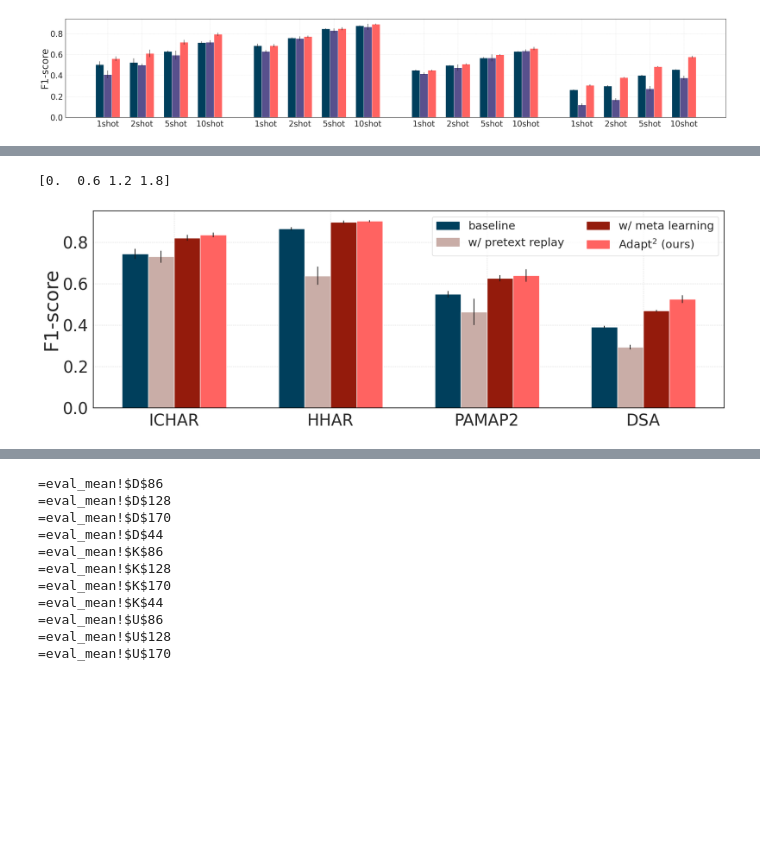
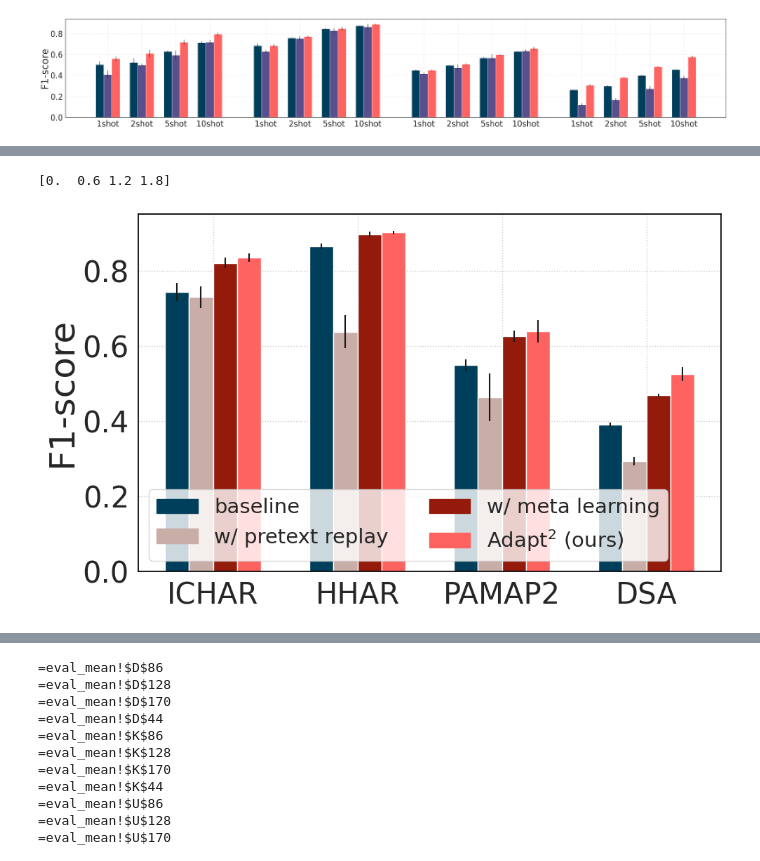
Before and after one commit to diamond264/augcon, a Jupyter notebook: visualization/plotting.ipynb, the cells around one changed output, grey strips where cells are left out. Drawn from its saved outputs; the diff is of its cells as text; code cells hidden in the pictures; blank space fills up the shorter version.

```diff
--- a/visualization/plotting.ipynb
+++ b/visualization/plotting.ipynb
@@ -815,7 +815,7 @@ def plot_ablation(df_pair, palette="coolwarm",
     ax.tick_params(axis='x', labelsize=30)
     ax.tick_params(axis='y', labelsize=30)
     if plot_legend:
-        ax.legend(handles=legend_handles, labels=legend_labels, loc='best', ncols=2, fontsize=21)
+        ax.legend(handles=legend_handles, labels=legend_labels, loc='lower left', ncols=2, fontsize=21)
 
     if save != None:
         plt.savefig(save, bbox_inches='tight')
@@ -825,11 +825,11 @@ def plot_ablation(df_pair, palette="coolwarm",
 # %%
 simclr_ablation = ablation_data['SimCLR']
 plot_ablation(simclr_ablation, palette= palette,
                               use_hatches=use_hatches, hatch1=hatch1, hatch2=hatch2,
-                              size=(18, 6), save='./pdfs/eval_simclr_ablation.pdf')
+                              size=(10, 6), save='./pdfs/eval_simclr_ablation.pdf')
 # %% [output]
 [0.  0.6 1.2 1.8]
-[figure, old version]
+[figure, new version]
 # %%
 cpc_ablation = ablation_data['CPC']
 plot_ablation(cpc_ablation, palette= palette,
```
Also changed, not shown: parts of 10 cells of this notebook, 8 other files.
